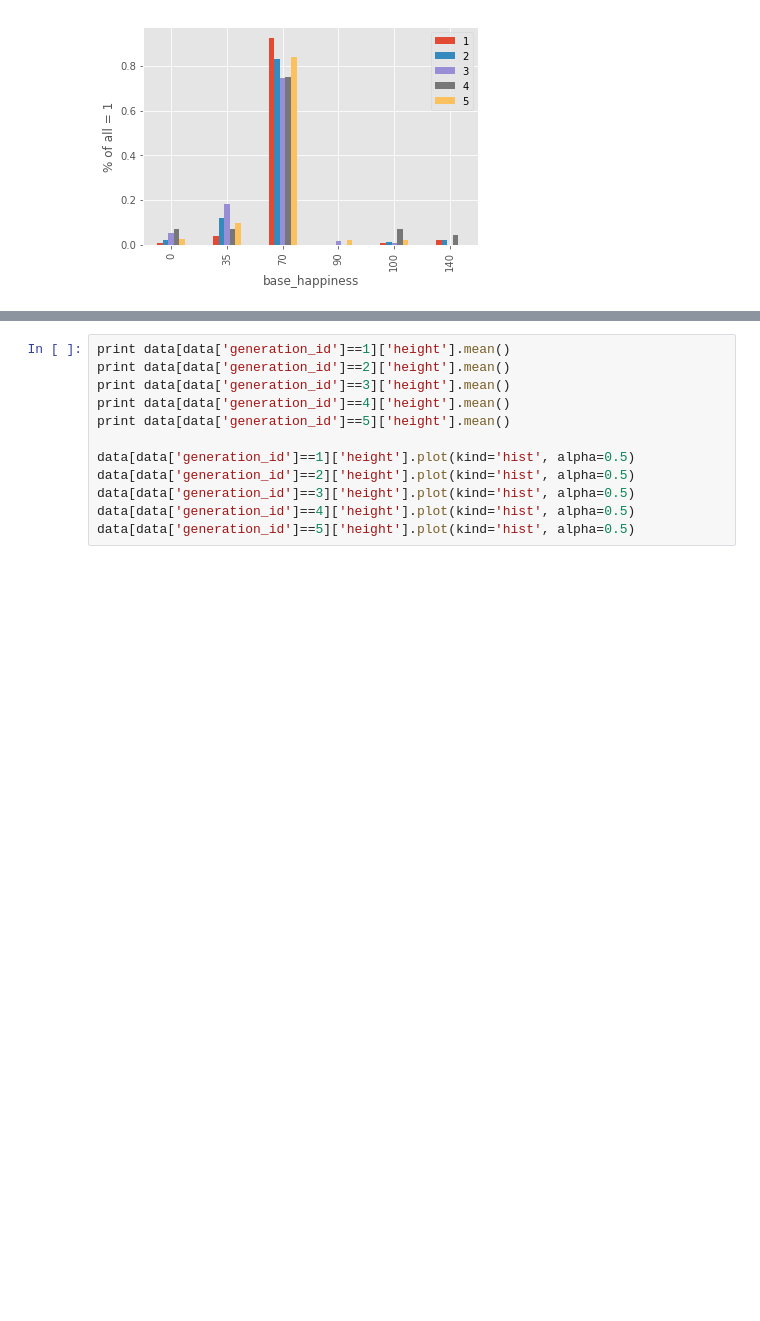
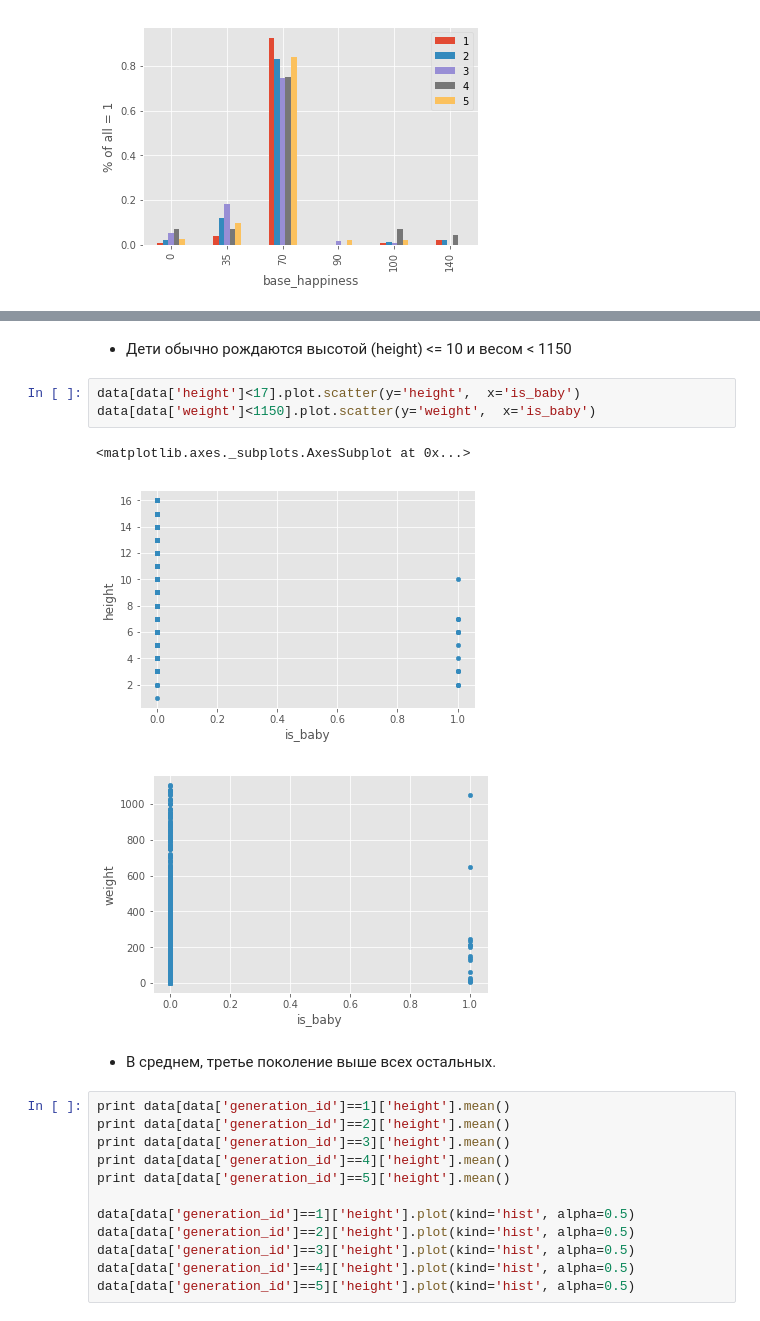
Before and after one commit to ivanlipko/ml-summer-school-2017, a Jupyter notebook: main.ipynb, the cells around one changed output, grey strips where cells are left out. Cells and saved outputs as stored; diff of their text form; blank space fills up the shorter version.

```diff
--- a/main.ipynb
+++ b/main.ipynb
@@ -186,3 +311,14 @@ dataGenType.T.sum().sort_values().plot(kind='bar')
+# %% [markdown]
+- Дети обычно рождаются высотой (height) <= 10 и весом < 1150
+# %%
+data[data['height']<17].plot.scatter(y='height',  x='is_baby')
+data[data['weight']<1150].plot.scatter(y='weight',  x='is_baby')
+# %% [output]
+<matplotlib.axes._subplots.AxesSubplot at 0x...>
+[figure, added]
+[figure, added]
+# %% [markdown]
+- В среднем, третье поколение выше всех остальных.
 # %%
 print data[data['generation_id']==1]['height'].mean()
 print data[data['generation_id']==2]['height'].mean()
```
Also changed, not shown: parts of 40 cells of this notebook, 1 other file.
